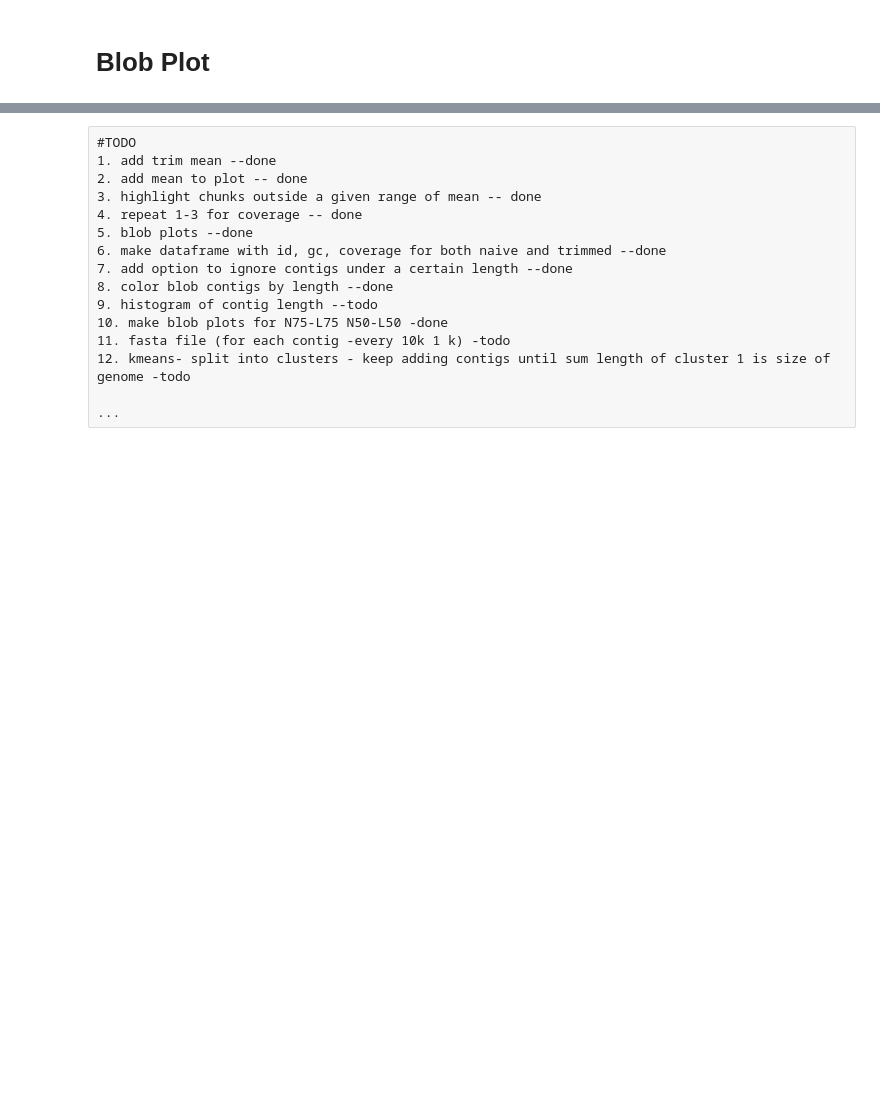
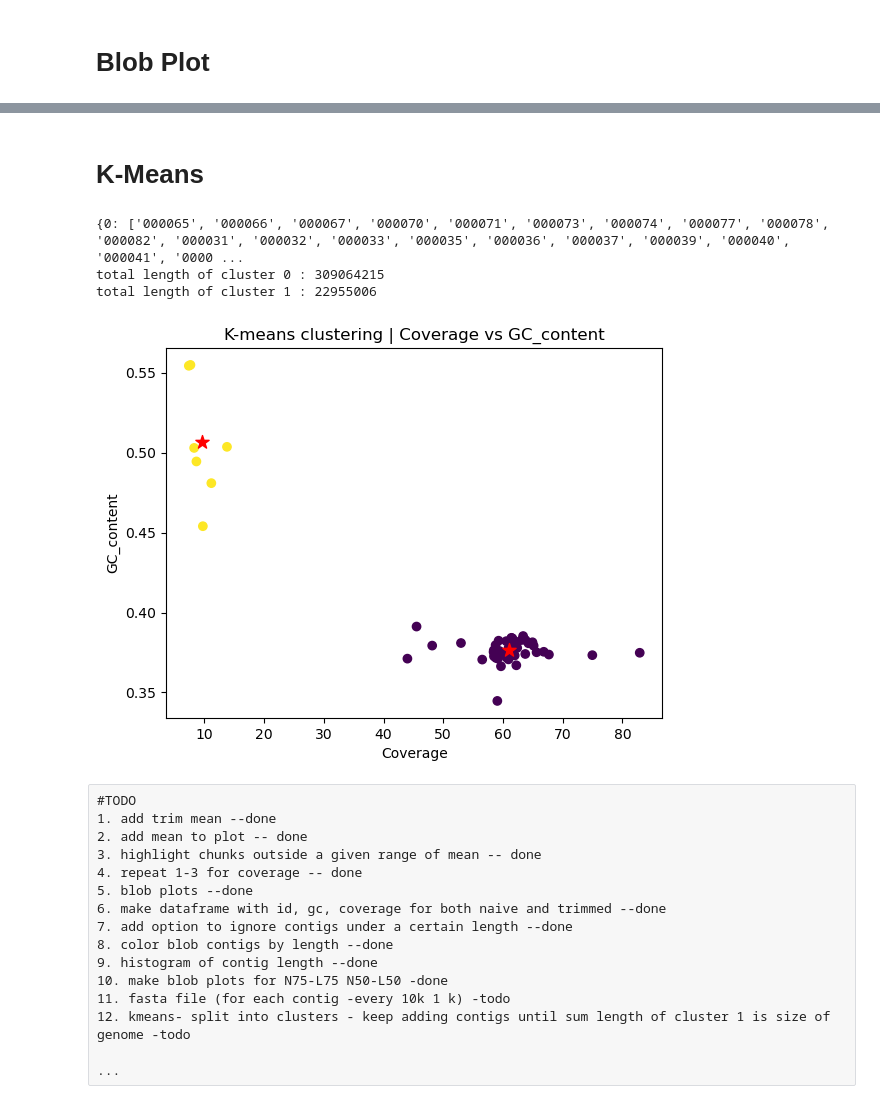
Before and after one commit to AlexanderFastner/Heliopora_coerulea_Processing, a Jupyter notebook: gc_vs_coverage.ipynb, the cells around one changed output, grey strips where cells are left out. Cells and saved outputs as stored; diff of their text form; code cells hidden in the pictures; blank space fills up the shorter version.

```diff
--- a/gc_vs_coverage.ipynb
+++ b/gc_vs_coverage.ipynb
@@ -54,6 +56,7 @@ save_blob_plot = True
 plot_min_length = 2031501
 visualize_histogram = True
 save_histogram_plot = True
+n_clusters = 2
 # %% [markdown]
 # Naive GC content for each content
 # %%
@@ -518,3 +509,49 @@ Name: length, Length: 67, dtype: int64
+# %% [markdown]
+# K-Means
+# %%
+#kmeans to get clusters in blob plots
+np.random.seed(42)
+
+coverage = trimmed_df['average_coverage']
+gc_content = trimmed_df['gc_content']
+ids = trimmed_df['id'].values
+
+#make a feature matrix
+X = np.column_stack((coverage, gc_content))
+
+#kmeans clusters = n_clusters
+kmeans = KMeans(n_clusters, random_state = 42, n_init='auto').fit(X)
+
+labels = kmeans.labels_
+centroids = kmeans.cluster_centers_
+
+#create a dictionary for each cluster
+cluster_points = {i: [] for i in range(len(centroids))}
+
+#add the ids to each cluster in the dictionary
+for i, label in enumerate(labels):
+    cluster_points[label].append(ids[i])
+
+#look up each point in dataframe to get length
+for cluster in cluster_points:
+    total_cluster_length = 0
+    for i in cluster_points[cluster]:
+        length = trimmed_df.loc[trimmed_df['id'] == i, 'length'].iloc[0]
+        total_cluster_length += length
+    print('total length of cluster ' + str(cluster) + ' : ' + str(total_cluster_length))
+
+#plotting
+plt.scatter(X[:,0], X[:,1], c = labels)
+plt.scatter(centroids[:,0], centroids[:,1], marker = '*', s = 100, c = '#ff0000')
+plt.xlabel('Coverage')
+plt.ylabel('GC_content')
+plt.title('K-means clustering | Coverage vs GC_content')
+plt.show()
+# %% [output]
+{0: ['000065', '000066', '000067', '000070', '000071', '000073', '000074', '000077', '000078', '000082', '000031', '000032', '000033', '000035', '000036', '000037', '000039', '000040', '000041', '0000 ...
+total length of cluster 0 : 309064215
+total length of cluster 1 : 22955006
+[figure, added]
 # %% [raw]
 #TODO
 1. add trim mean --done
@@ -525,7 +562,7 @@ Name: length, Length: 67, dtype: int64
 6. make dataframe with id, gc, coverage for both naive and trimmed --done
 7. add option to ignore contigs under a certain length --done
 8. color blob contigs by length --done
-9. histogram of contig length --todo
+9. histogram of contig length --done
 10. make blob plots for N75-L75 N50-L50 -done
 11. fasta file (for each contig -every 10k 1 k) -todo
 12. kmeans- split into clusters - keep adding contigs until sum length of cluster 1 is size of genome -todo
```
Also changed, not shown: parts of 8 cells of this notebook, 1 other file.
